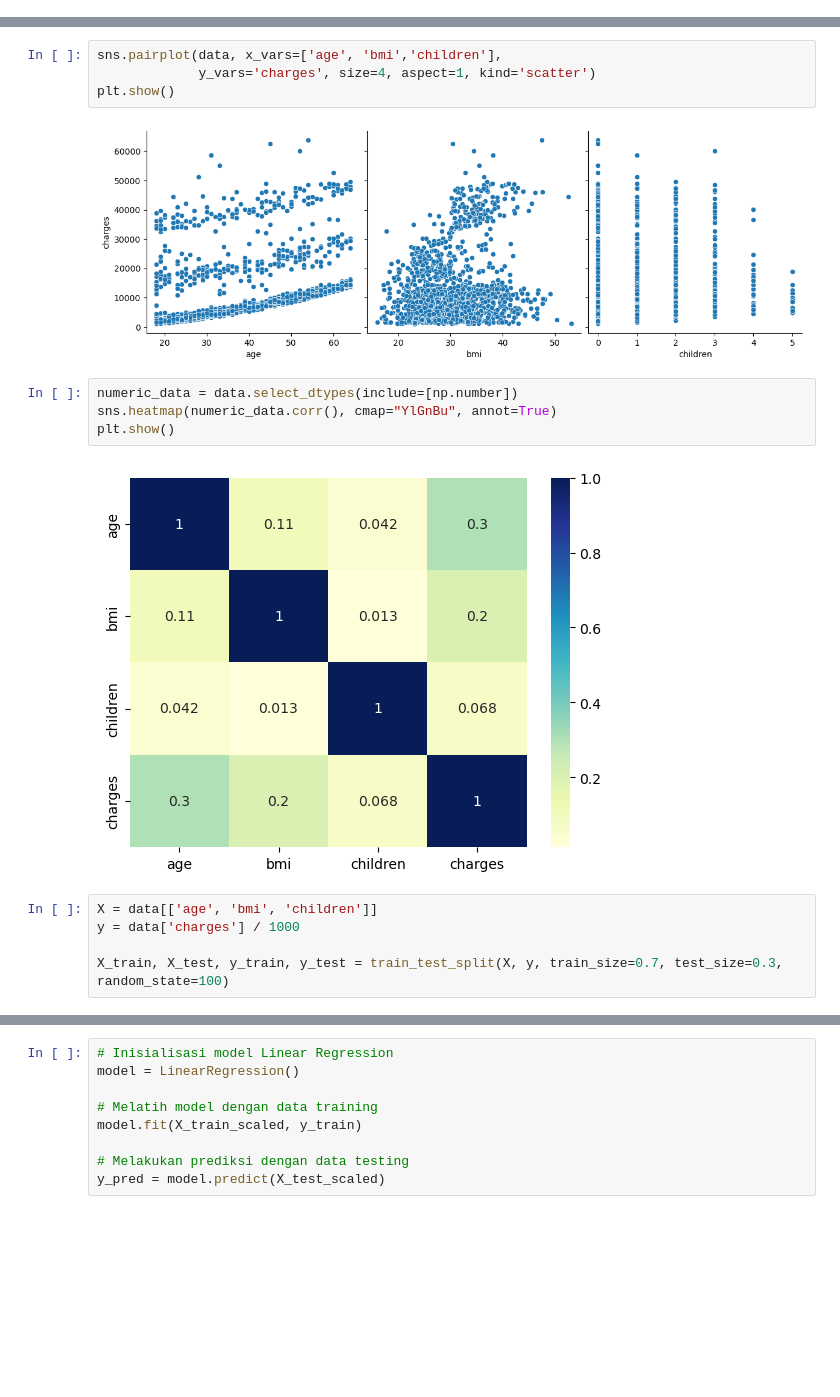
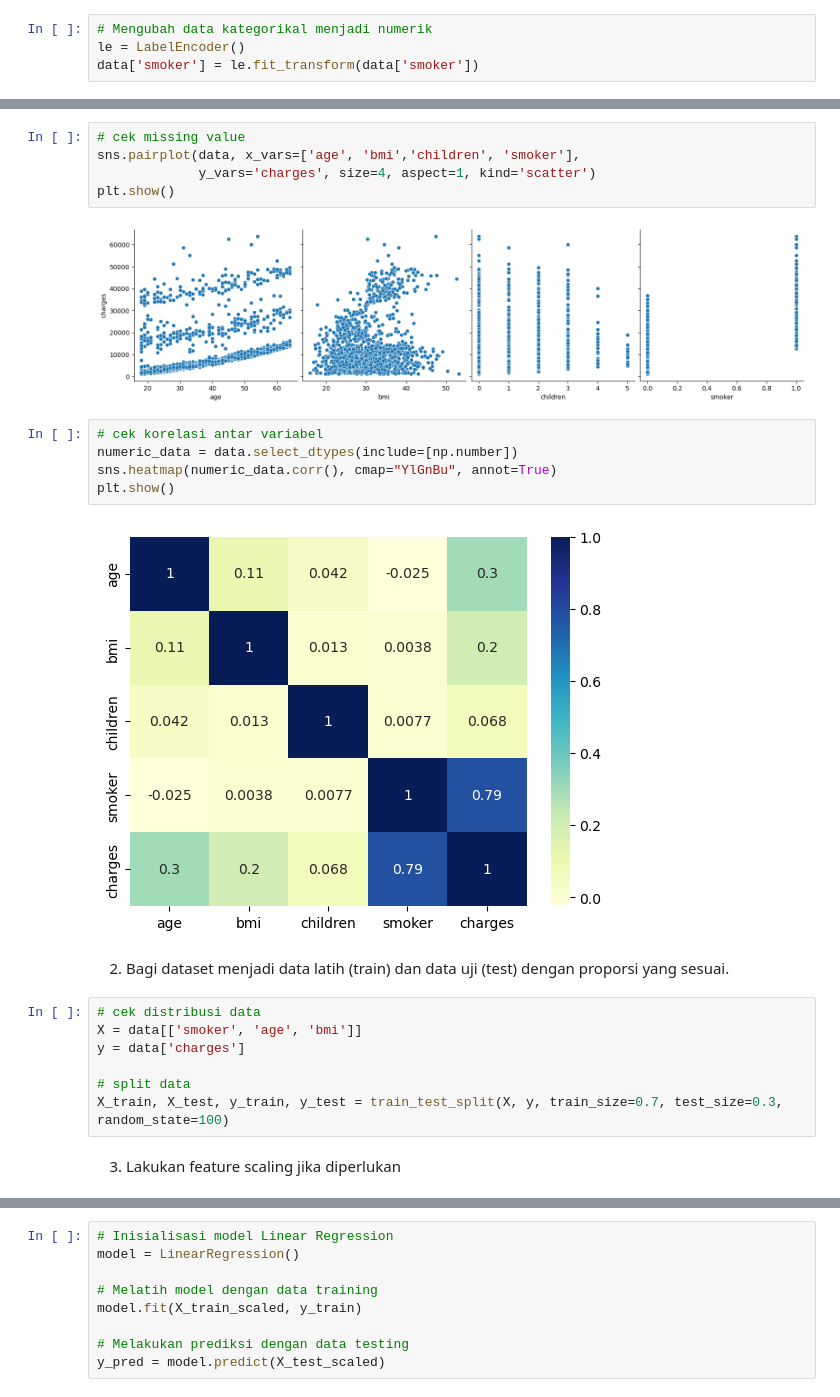
Before and after one commit to radeonaru/machine-learning, a Jupyter notebook: praktikum3/tugas_praktikum3.ipynb, the cells around one changed output, grey strips where cells are left out. Saved outputs shown, nothing was run; the diff lists cells and outputs as text; blank space fills up the shorter version.

```diff
--- a/praktikum3/tugas_praktikum3.ipynb
+++ b/praktikum3/tugas_praktikum3.ipynb
@@ -51,0 +45,4 @@ data.describe()
+# %%
+# Mengubah data kategorikal menjadi numerik
+le = LabelEncoder()
+data['smoker'] = le.fit_transform(data['smoker'])
@@ -52,18 +62,26 @@ data.describe()
 # %%
-sns.pairplot(data, x_vars=['age', 'bmi','children'],
+# cek missing value
+sns.pairplot(data, x_vars=['age', 'bmi','children', 'smoker'],
              y_vars='charges', size=4, aspect=1, kind='scatter')
 plt.show()
 # %% [output]
-[figure, old version]
+[figure, new version]
 # %%
+# cek korelasi antar variabel
 numeric_data = data.select_dtypes(include=[np.number])
 sns.heatmap(numeric_data.corr(), cmap="YlGnBu", annot=True)
 plt.show()
 # %% [output]
-[figure, old version]
+[figure, new version]
+# %% [markdown]
+2. Bagi dataset menjadi data latih (train) dan data uji (test) dengan proporsi yang sesuai.
 # %%
-X = data[['age', 'bmi', 'children']]
-y = data['charges'] / 1000
+# cek distribusi data
+X = data[['smoker', 'age', 'bmi']]
+y = data['charges']
 
+# split data
 X_train, X_test, y_train, y_test = train_test_split(X, y, train_size=0.7, test_size=0.3, random_state=100)
+# %% [markdown]
+3. Lakukan feature scaling jika diperlukan
 # %%
```
Also changed, not shown: parts of 10 cells of this notebook.
